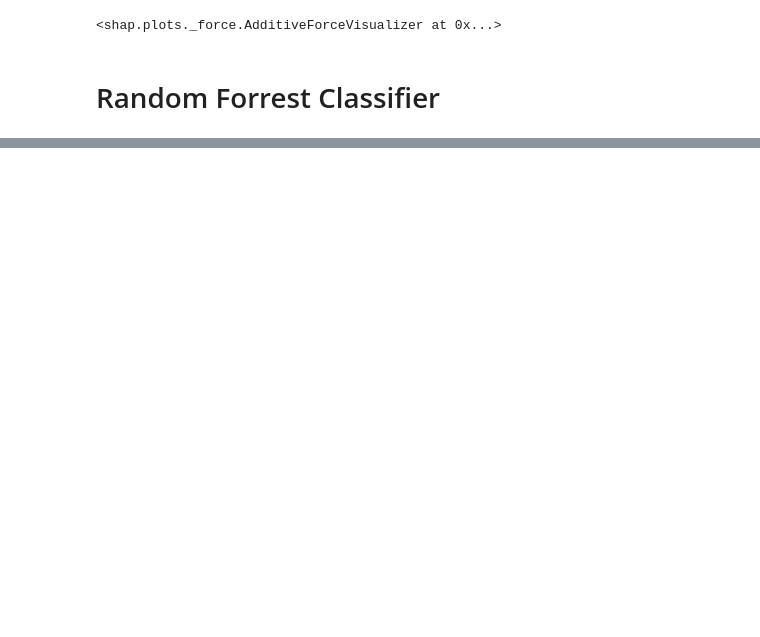
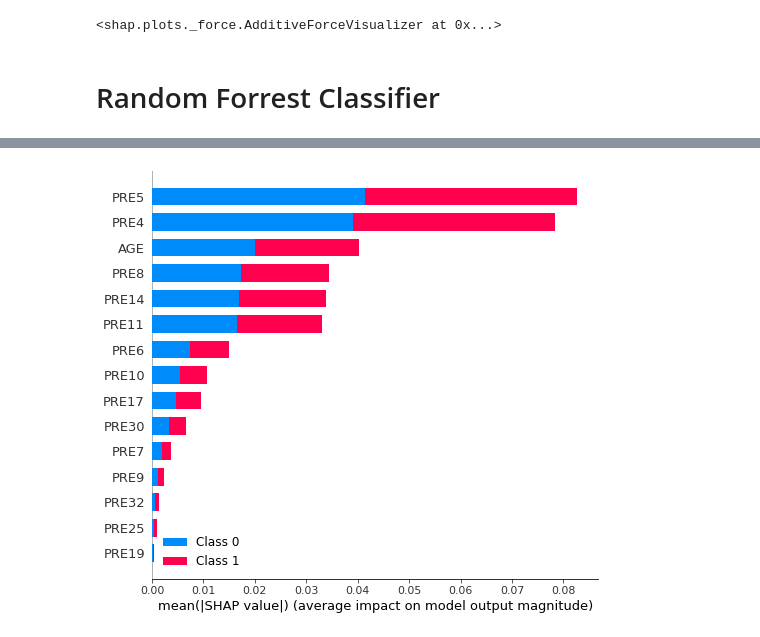
Before and after one commit to Robert-Lewis3/Springboard, a Jupyter notebook: CAPSTONE_2/CAPSTONE - Thoracic Surgery.ipynb, the cells around one changed output, grey strips where cells are left out. Saved outputs shown, nothing was run; the diff lists cells and outputs as text; code cells hidden in the pictures; blank space fills up the shorter version.

```diff
--- a/CAPSTONE_2/CAPSTONE - Thoracic Surgery.ipynb
+++ b/CAPSTONE_2/CAPSTONE - Thoracic Surgery.ipynb
@@ -879,5 +980,6 @@ print(np.unique(y_pred), np.unique(y_test))
 # %%
 import shap
-
-shap_values = shap.TreeExplainer(gini_model2).shap_values(X_train)
+shap_values = shap.TreeExplainer(RFModel).shap_values(X_train)
 shap.summary_plot(shap_values, X_train, plot_type="bar")
+# %% [output]
+[figure, added]
```
Also changed, not shown: parts of 57 cells of this notebook.
